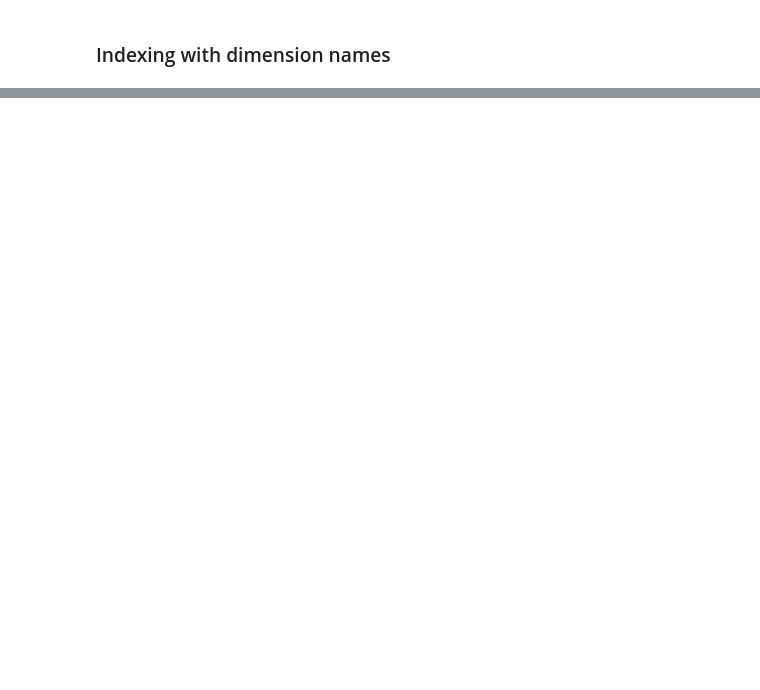
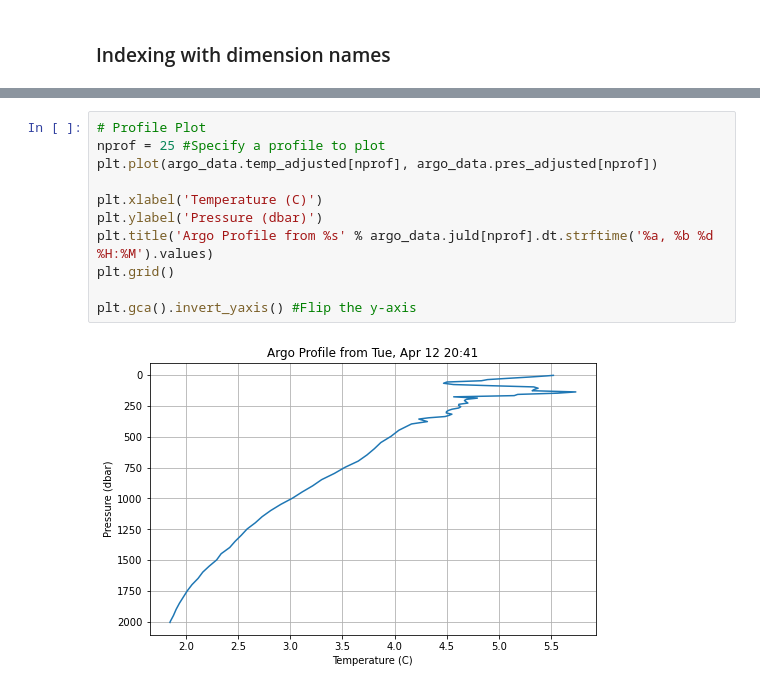
Before and after one commit to clizarraga-UAD7/geo-datascience, a Jupyter notebook: _build/jupyter_execute/JNBooks/XarrayExample1.ipynb, the cells around one changed output, grey strips where cells are left out. Cells and saved outputs as stored; diff of their text form; blank space fills up the shorter version.

```diff
--- a/_build/jupyter_execute/JNBooks/XarrayExample1.ipynb
+++ b/_build/jupyter_execute/JNBooks/XarrayExample1.ipynb
@@ -328,0 +453,13 @@ Coordinates:
+# %%
+# Profile Plot
+nprof = 25 #Specify a profile to plot
+plt.plot(argo_data.temp_adjusted[nprof], argo_data.pres_adjusted[nprof])
+
+plt.xlabel('Temperature (C)')
+plt.ylabel('Pressure (dbar)')
+plt.title('Argo Profile from %s' % argo_data.juld[nprof].dt.strftime('%a, %b %d %H:%M').values)
+plt.grid()
+
+plt.gca().invert_yaxis() #Flip the y-axis
+# %% [output]
+[figure, added]
```
Also changed, not shown: parts of 47 cells of this notebook, 49 other files.
